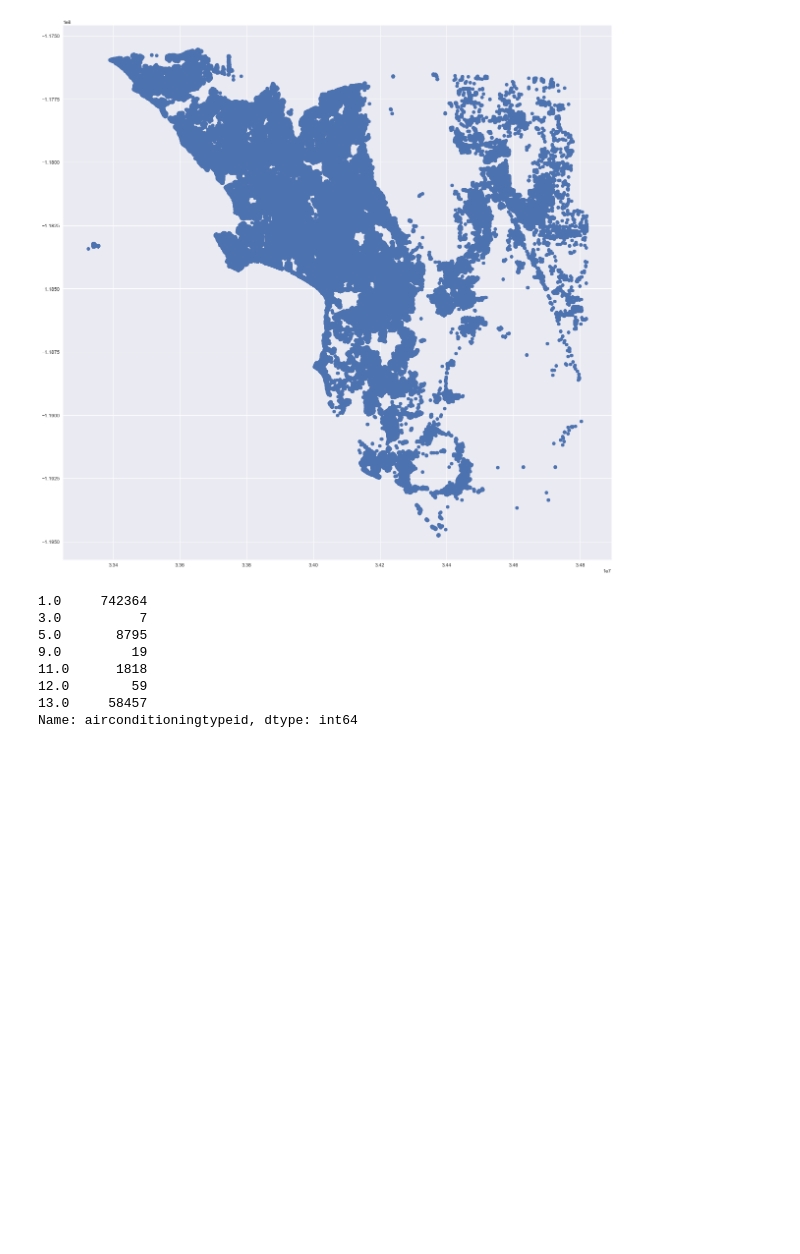
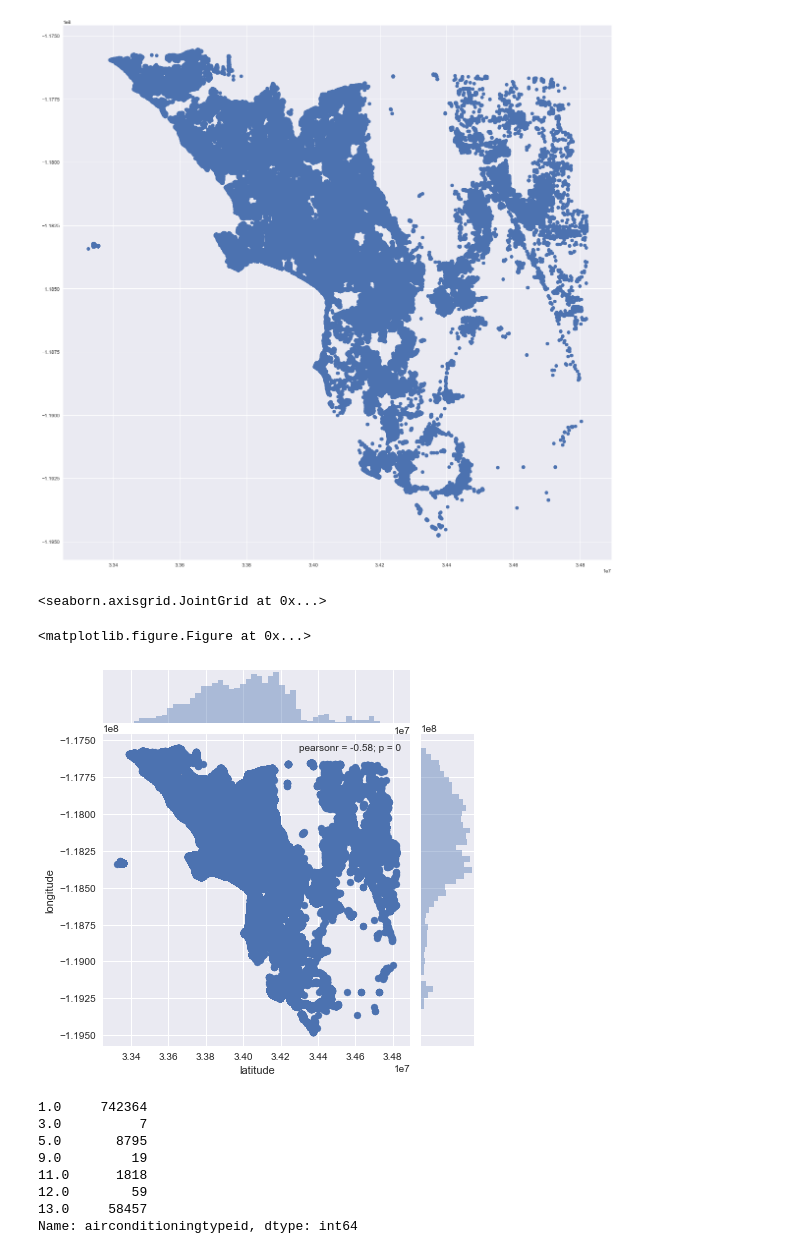
Before and after one commit to LilyElizabethJohn/Springboard---Data-Science-Career-Track, a Jupyter notebook: Capstone Project I/Zillow Zestimate/EDA - Zestimate.ipynb, the cells around one changed output. Saved outputs shown, nothing was run; the diff lists cells and outputs as text; code cells hidden in the pictures; blank space fills up the shorter version.

Commit message:
2D plots and dataframe merging

```diff
--- a/Capstone Project I/Zillow Zestimate/EDA - Zestimate.ipynb
+++ b/Capstone Project I/Zillow Zestimate/EDA - Zestimate.ipynb
@@ -99,6 +125,13 @@ plt.scatter(x=properties2016.latitude,y=properties2016.longitude)
 # %% [output]
 <matplotlib.collections.PathCollection at 0x...>
 [figure]
+# %%
+plt.figure(figsize=(15,15))
+sns.jointplot(x=properties2016.latitude,y=properties2016.longitude)
+# %% [output]
+<seaborn.axisgrid.JointGrid at 0x...>
+<matplotlib.figure.Figure at 0x...>
+[figure, added]
 # %%
 properties2016.airconditioningtypeid.astype('str')
 properties2016.airconditioningtypeid.value_counts().sort_index()
```
Also changed, not shown: parts of 15 cells of this notebook.
